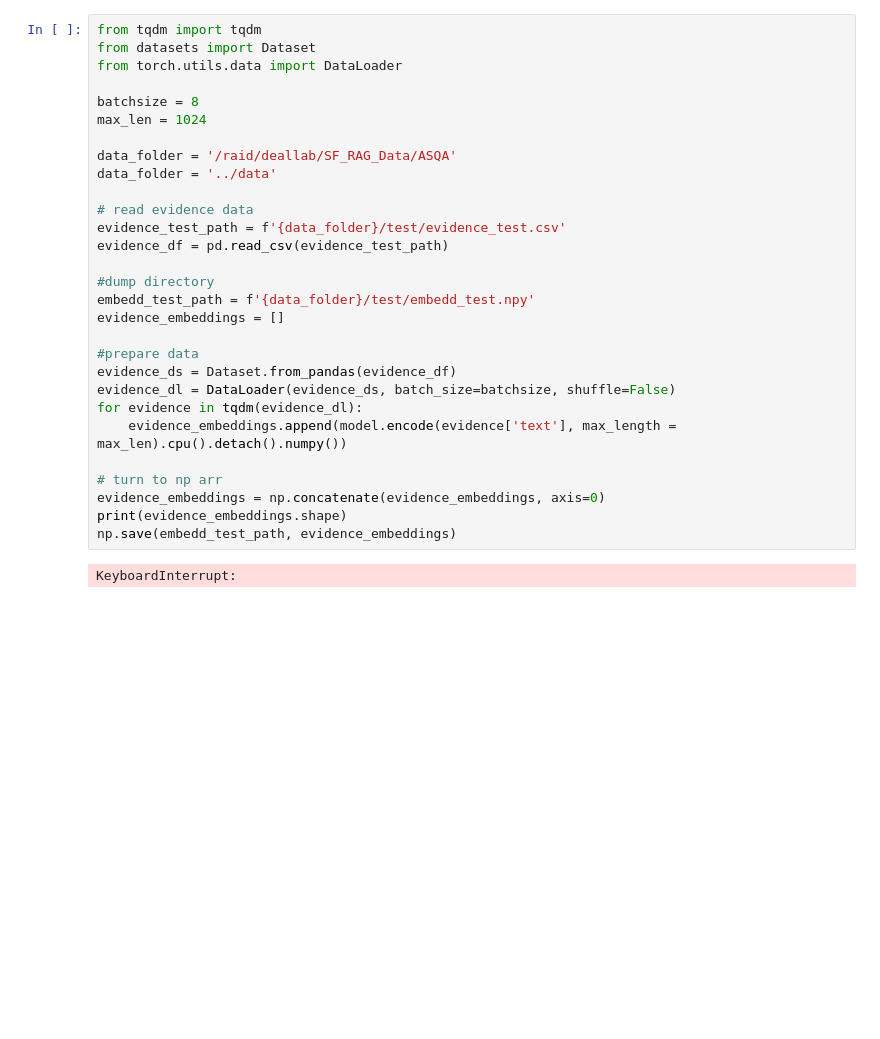
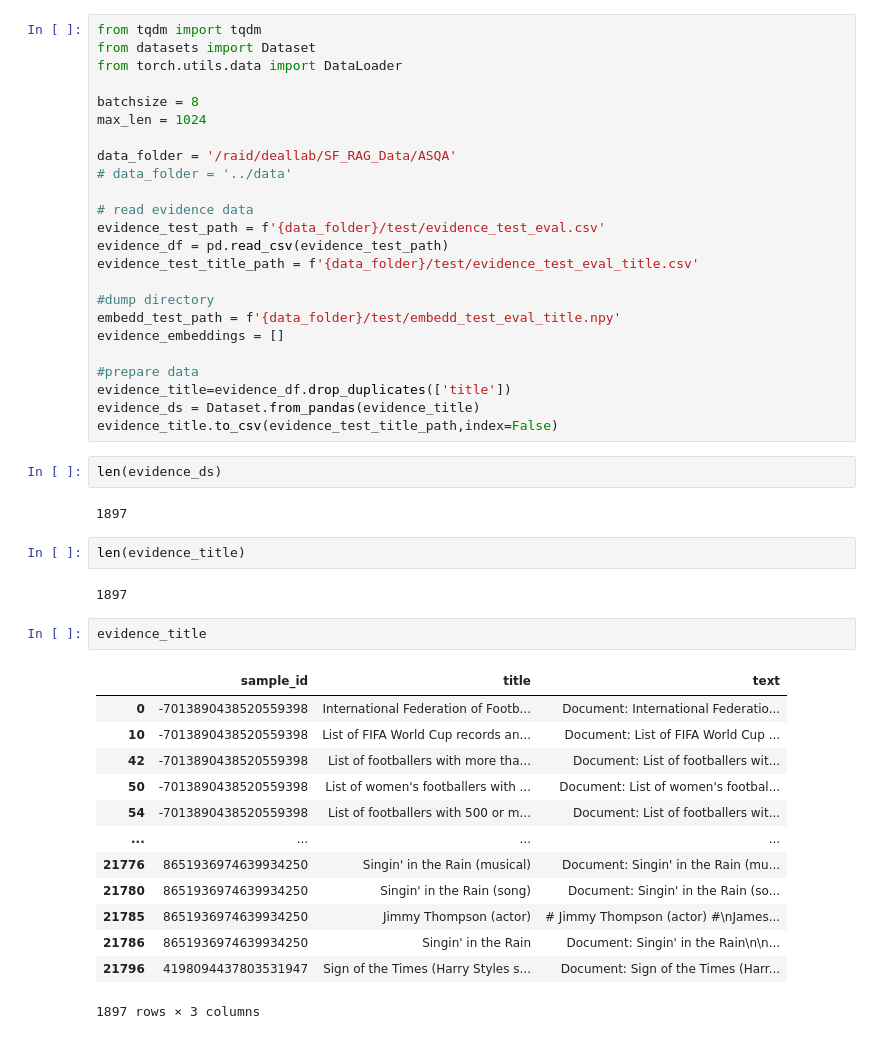
Before and after one commit to lab-paper-code/QriousRAG, a Jupyter notebook: embedding/embedd_test_evidence.ipynb, the cells around one changed output. Cells and saved outputs as stored; diff of their text form; blank space fills up the shorter version.

```diff
--- a/embedding/embedd_test_evidence.ipynb
+++ b/embedding/embedd_test_evidence.ipynb
@@ -50,25 +50,42 @@ batchsize = 8
 max_len = 1024
 
 data_folder = '/raid/deallab/SF_RAG_Data/ASQA'
-data_folder = '../data'
+# data_folder = '../data'
 
 # read evidence data
-evidence_test_path = f'{data_folder}/test/evidence_test.csv'
+evidence_test_path = f'{data_folder}/test/evidence_test_eval.csv'
 evidence_df = pd.read_csv(evidence_test_path)
+evidence_test_title_path = f'{data_folder}/test/evidence_test_eval_title.csv'
 
 #dump directory
-embedd_test_path = f'{data_folder}/test/embedd_test.npy'
+embedd_test_path = f'{data_folder}/test/embedd_test_eval_title.npy'
 evidence_embeddings = []
 
 #prepare data
-evidence_ds = Dataset.from_pandas(evidence_df)
-evidence_dl = DataLoader(evidence_ds, batch_size=batchsize, shuffle=False)
-for evidence in tqdm(evidence_dl):
-    evidence_embeddings.append(model.encode(evidence['text'], max_length = max_len).cpu().detach().numpy())
-
-# turn to np arr
-evidence_embeddings = np.concatenate(evidence_embeddings, axis=0)
-print(evidence_embeddings.shape)
-np.save(embedd_test_path, evidence_embeddings)
+evidence_title=evidence_df.drop_duplicates(['title'])
+evidence_ds = Dataset.from_pandas(evidence_title)
+evidence_title.to_csv(evidence_test_title_path,index=False)
-# %% [output]
-KeyboardInterrupt:
+# %%
+len(evidence_ds)
+# %% [output]
+1897
+# %%
+len(evidence_title)
+# %% [output]
+1897
+# %%
+evidence_title
+# %% [output]
+|  | sample_id | title | text |
+| 0 | -7013890438520559398 | International Federation of Footb... | Document: International Federatio... |
+| 10 | -7013890438520559398 | List of FIFA World Cup records an... | Document: List of FIFA World Cup ... |
+| 42 | -7013890438520559398 | List of footballers with more tha... | Document: List of footballers wit... |
+| 50 | -7013890438520559398 | List of women's footballers with ... | Document: List of women's footbal... |
+| 54 | -7013890438520559398 | List of footballers with 500 or m... | Document: List of footballers wit... |
+| ... | ... | ... | ... |
+| 21776 | 8651936974639934250 | Singin' in the Rain (musical) | Document: Singin' in the Rain (mu... |
+| 21780 | 8651936974639934250 | Singin' in the Rain (song) | Document: Singin' in the Rain (so... |
+| 21785 | 8651936974639934250 | Jimmy Thompson (actor) | # Jimmy Thompson (actor) #\nJames... |
+| 21786 | 8651936974639934250 | Singin' in the Rain | Document: Singin' in the Rain\n\n... |
+| 21796 | 4198094437803531947 | Sign of the Times (Harry Styles s... | Document: Sign of the Times (Harr... |
+1897 rows × 3 columns
```
Also changed, not shown: parts of 3 cells of this notebook, 12 other files.
